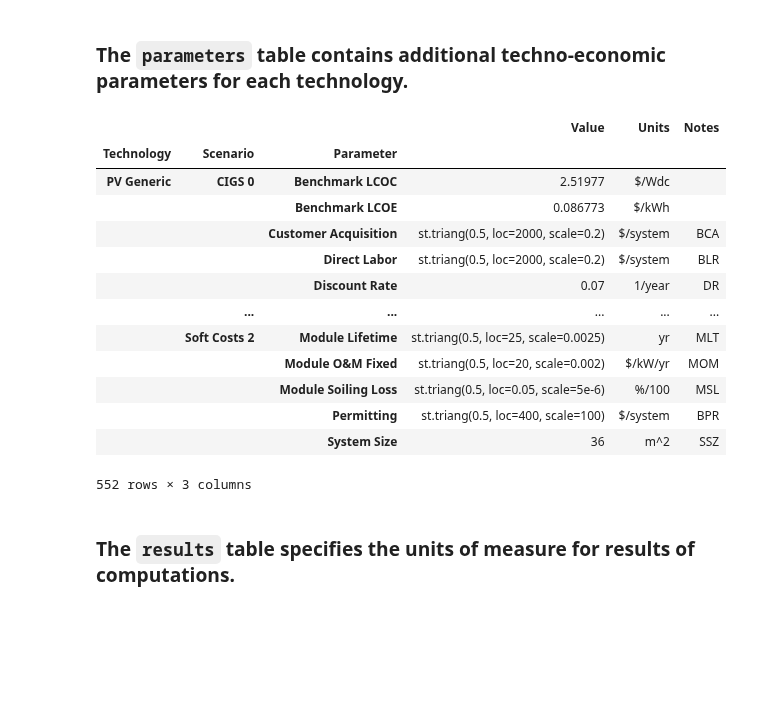
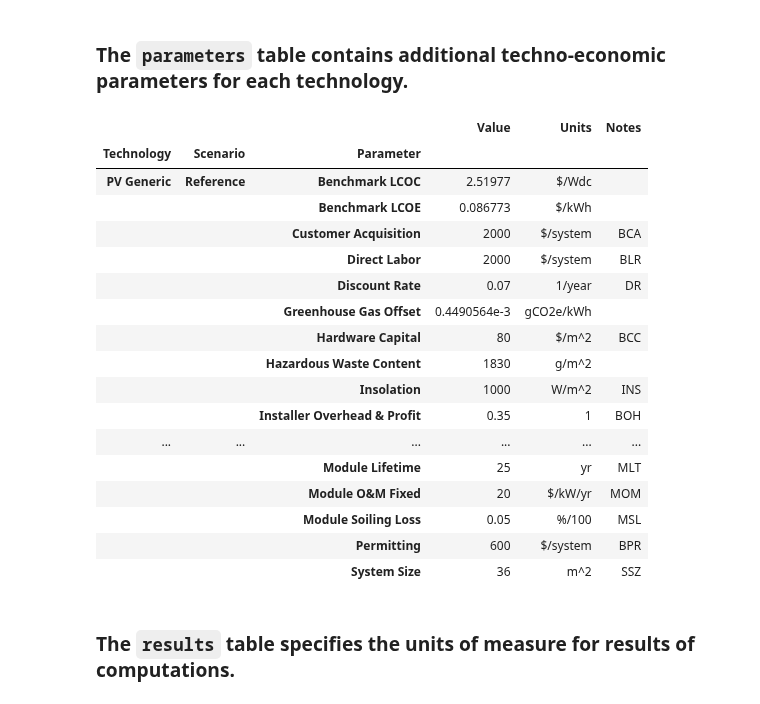
Before and after one commit to NREL/tyche, a Jupyter notebook: ioc-1/ioc-1.ipynb, the cells around one changed output. Saved outputs shown, nothing was run; the diff lists cells and outputs as text; code cells hidden in the pictures; blank space fills up the shorter version.

Commit message:
added example investment levels

```diff
--- a/ioc-1/ioc-1.ipynb
+++ b/ioc-1/ioc-1.ipynb
@@ -84,22 +85,26 @@ designs.designs
 # %% [markdown]
 ### The `parameters` table contains additional techno-economic parameters for each technology.
 # %%
-designs.parameters.drop("Offset", axis = 1)
+designs.parameters.drop("Offset", axis = 1).xs("Reference", level = "Scenario", drop_level = False)
 # %% [output]
 |  |  |  | Value | Units | Notes |
 | Technology | Scenario | Parameter |  |  |  |
-| PV Generic | CIGS 0 | Benchmark LCOC | 2.51977 | $/Wdc |  |
+| PV Generic | Reference | Benchmark LCOC | 2.51977 | $/Wdc |  |
 |  |  | Benchmark LCOE | 0.086773 | $/kWh |  |
-|  |  | Customer Acquisition | st.triang(0.5, loc=2000, scale=0.2) | $/system | BCA |
-|  |  | Direct Labor | st.triang(0.5, loc=2000, scale=0.2) | $/system | BLR |
+|  |  | Customer Acquisition | 2000 | $/system | BCA |
+|  |  | Direct Labor | 2000 | $/system | BLR |
 |  |  | Discount Rate | 0.07 | 1/year | DR |
-|  | ... | ... | ... | ... | ... |
-|  | Soft Costs 2 | Module Lifetime | st.triang(0.5, loc=25, scale=0.0025) | yr | MLT |
-|  |  | Module O&M Fixed | st.triang(0.5, loc=20, scale=0.002) | $/kW/yr | MOM |
-|  |  | Module Soiling Loss | st.triang(0.5, loc=0.05, scale=5e-6) | %/100 | MSL |
-|  |  | Permitting | st.triang(0.5, loc=400, scale=100) | $/system | BPR |
+|  |  | Greenhouse Gas Offset | 0.4490564e-3 | gCO2e/kWh |  |
+|  |  | Hardware Capital | 80 | $/m^2 | BCC |
+|  |  | Hazardous Waste Content | 1830 | g/m^2 |  |
+|  |  | Insolation | 1000 | W/m^2 | INS |
+|  |  | Installer Overhead & Profit | 0.35 | 1 | BOH |
+| ... | ... | ... | ... | ... | ... |
+|  |  | Module Lifetime | 25 | yr | MLT |
+|  |  | Module O&M Fixed | 20 | $/kW/yr | MOM |
+|  |  | Module Soiling Loss | 0.05 | %/100 | MSL |
+|  |  | Permitting | 600 | $/system | BPR |
 |  |  | System Size | 36 | m^2 | SSZ |
-552 rows × 3 columns
 # %% [markdown]
 ### The `results` table specifies the units of measure for results of computations.
 # %%
```
Also changed, not shown: parts of 30 cells of this notebook, 1 other file.
